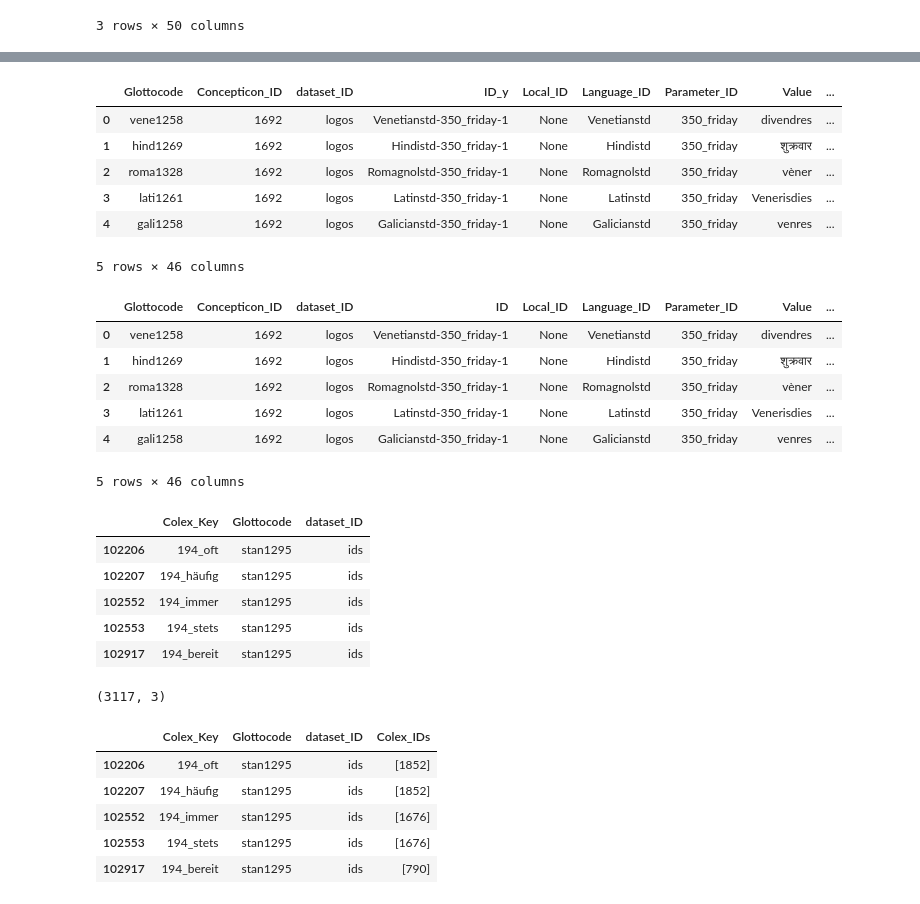
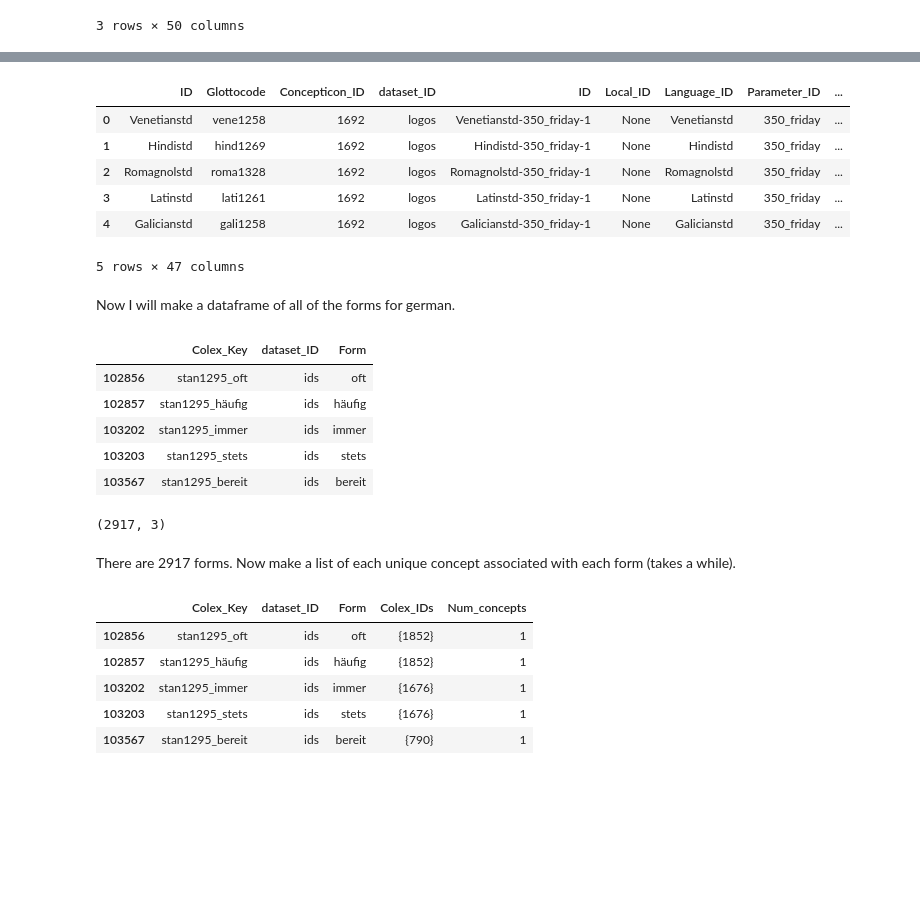
Before and after one commit to Data-Science-for-Linguists-2024/Colexification, a Jupyter notebook: progress_report2.ipynb, the cells around one changed output, grey strips where cells are left out. Drawn from its saved outputs; the diff is of its cells as text; code cells hidden in the pictures; blank space fills up the shorter version.

```diff
--- a/progress_report2.ipynb
+++ b/progress_report2.ipynb
@@ -6,9 +17,6 @@ import plotly.express as px
 import matplotlib as plt
 # %%
 #Load the dataframes from the pickle object (in my private directory)
-l_df_pickle = open("private/l_df.pkl", "rb")
-l_df = pickle.load(l_df_pickle)
-p_df_pickle = open("private/p_df.pkl", "rb")
-p_df = pickle.load(p_df_pickle)
-f_df_pickle = open("private/f_df.pkl", "rb")
-f_df = pickle.load(f_df_pickle)
+l_df = pd.read_pickle("private/l_df.pkl")
+p_df = pd.read_pickle("private/p_df.pkl")
+f_df = pd.read_pickle("private/f_df.pkl")
@@ -23,5 +36,15 @@ l_df[l_df.Name == 'German']
 # %%
+#Add the unique code for each language in the form dataframe
 f_df = pd.merge(l_df[['ID', 'Glottocode']], f_df, left_on=['ID'], right_on=['Language_ID'], how='right')
+#f_df = f_df.drop(columns=['Glottocode_x'])
+#f_df = f_df.rename(columns={"Glottocode_y": "Glottocode"})
+
+
+#I'm also changing how the Colex key is made so it isn't dependent on dataset the data is originally from
+f_df['Value'] = f_df['Value'].map(lambda x: x.lower())
+#I'm going to lowercase the forms because German capitalizes nouns but not other word categories
+f_df["Colex_Key"] = f_df['Glottocode'] +'_'+ f_df['Value']
+f_df = f_df.dropna(subset=["Concepticon_ID"])
 # %%
 f_df.head()
 # %% [output]
@@ -35,51 +58,48 @@ f_df.head()
 # %%
+#Clean up columns a little
 f_df = f_df.drop(columns=['ID_x'])
-# %% [output]
-|  | Glottocode | Concepticon_ID | dataset_ID | ID_y | Local_ID | Language_ID | Parameter_ID | Value | ... |
-| 0 | vene1258 | 1692 | logos | Venetianstd-350_friday-1 | None | Venetianstd | 350_friday | divendres | ... |
-| 1 | hind1269 | 1692 | logos | Hindistd-350_friday-1 | None | Hindistd | 350_friday | शुक्रवार | ... |
-| 2 | roma1328 | 1692 | logos | Romagnolstd-350_friday-1 | None | Romagnolstd | 350_friday | vèner | ... |
-| 3 | lati1261 | 1692 | logos | Latinstd-350_friday-1 | None | Latinstd | 350_friday | Venerisdies | ... |
-| 4 | gali1258 | 1692 | logos | Galicianstd-350_friday-1 | None | Galicianstd | 350_friday | venres | ... |
-5 rows × 46 columns
 # %%
 f_df = f_df.rename(columns={"ID_y": "ID"})
 f_df.head()
 # %% [output]
-|  | Glottocode | Concepticon_ID | dataset_ID | ID | Local_ID | Language_ID | Parameter_ID | Value | ... |
-| 0 | vene1258 | 1692 | logos | Venetianstd-350_friday-1 | None | Venetianstd | 350_friday | divendres | ... |
-| 1 | hind1269 | 1692 | logos | Hindistd-350_friday-1 | None | Hindistd | 350_friday | शुक्रवार | ... |
-| 2 | roma1328 | 1692 | logos | Romagnolstd-350_friday-1 | None | Romagnolstd | 350_friday | vèner | ... |
-| 3 | lati1261 | 1692 | logos | Latinstd-350_friday-1 | None | Latinstd | 350_friday | Venerisdies | ... |
-| 4 | gali1258 | 1692 | logos | Galicianstd-350_friday-1 | None | Galicianstd | 350_friday | venres | ... |
+|  | ID | Glottocode | Concepticon_ID | dataset_ID | ID | Local_ID | Language_ID | Parameter_ID | ... |
+| 0 | Venetianstd | vene1258 | 1692 | logos | Venetianstd-350_friday-1 | None | Venetianstd | 350_friday | ... |
+| 1 | Hindistd | hind1269 | 1692 | logos | Hindistd-350_friday-1 | None | Hindistd | 350_friday | ... |
+| 2 | Romagnolstd | roma1328 | 1692 | logos | Romagnolstd-350_friday-1 | None | Romagnolstd | 350_friday | ... |
+| 3 | Latinstd | lati1261 | 1692 | logos | Latinstd-350_friday-1 | None | Latinstd | 350_friday | ... |
+| 4 | Galicianstd | gali1258 | 1692 | logos | Galicianstd-350_friday-1 | None | Galicianstd | 350_friday | ... |
-5 rows × 46 columns
+5 rows × 47 columns
+# %% [markdown]
+Now I will make a dataframe of all of the forms for german.
 # %%
-german_colex = pd.DataFrame(f_df.loc[f_df.Glottocode == 'stan1295',['Colex_Key', 'Glottocode', 'dataset_ID']])
+german_colex = pd.DataFrame(f_df.loc[f_df.Glottocode == 'stan1295',['Colex_Key', 'dataset_ID', 'Form']])
 #drop duplicates of the same form
 german_colex = german_colex.drop_duplicates(subset=["Colex_Key"])
 german_colex.head()
 # %% [output]
-|  | Colex_Key | Glottocode | dataset_ID |
-| 102206 | 194_oft | stan1295 | ids |
-| 102207 | 194_häufig | stan1295 | ids |
-| 102552 | 194_immer | stan1295 | ids |
-| 102553 | 194_stets | stan1295 | ids |
-| 102917 | 194_bereit | stan1295 | ids |
+|  | Colex_Key | dataset_ID | Form |
+| 102856 | stan1295_oft | ids | oft |
+| 102857 | stan1295_häufig | ids | häufig |
+| 103202 | stan1295_immer | ids | immer |
+| 103203 | stan1295_stets | ids | stets |
+| 103567 | stan1295_bereit | ids | bereit |
 # %%
 german_colex.shape
 # %% [output]
-(3117, 3)
+(2917, 3)
+# %% [markdown]
+There are 2917 forms. Now make a list of each unique concept associated with each form (takes a while).
 # %%
 #took a couple minutes
-german_colex['Colex_IDs'] = german_colex.Colex_Key.map(lambda x: f_df.Concepticon_ID[f_df.Colex_Key == x].to_list())
+german_colex['Colex_IDs'] = german_colex.Colex_Key.map(lambda x: set(f_df.Concepticon_ID[f_df.Colex_Key == x].to_list()))
 german_colex.head()
 # %% [output]
-|  | Colex_Key | Glottocode | dataset_ID | Colex_IDs |
-| 102206 | 194_oft | stan1295 | ids | [1852] |
-| 102207 | 194_häufig | stan1295 | ids | [1852] |
-| 102552 | 194_immer | stan1295 | ids | [1676] |
-| 102553 | 194_stets | stan1295 | ids | [1676] |
-| 102917 | 194_bereit | stan1295 | ids | [790] |
+|  | Colex_Key | dataset_ID | Form | Colex_IDs | Num_concepts |
+| 102856 | stan1295_oft | ids | oft | {1852} | 1 |
+| 102857 | stan1295_häufig | ids | häufig | {1852} | 1 |
+| 103202 | stan1295_immer | ids | immer | {1676} | 1 |
+| 103203 | stan1295_stets | ids | stets | {1676} | 1 |
+| 103567 | stan1295_bereit | ids | bereit | {790} | 1 |
 # %%
 #choose ones that have more than one entry in colex_IDs
 #many forms don't have colexifications but some have more than 2 colexified concepts!
```
Also changed, not shown: parts of 60 cells of this notebook, 4 other files.
